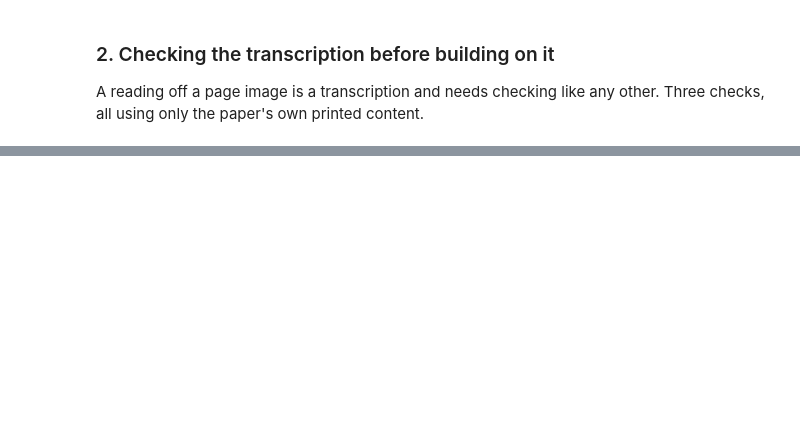
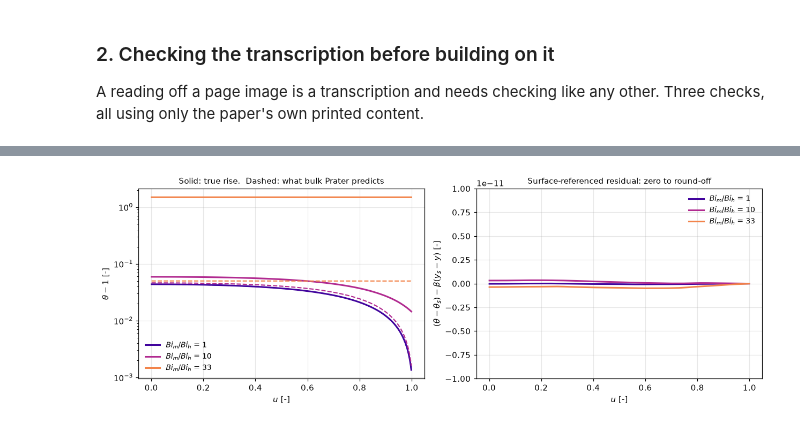
Before and after one commit to computational-chemical-engineering/pymrm-gallery, a Jupyter notebook: pages/B1.6-prater-relation/index.ipynb, the cells around one changed output, grey strips where cells are left out. Saved outputs shown, nothing was run; the diff lists cells and outputs as text; code cells hidden in the pictures; blank space fills up the shorter version.

```diff
--- a/pages/B1.6-prater-relation/index.ipynb
+++ b/pages/B1.6-prater-relation/index.ipynb
@@ -1238,21 +376,0 @@ The error is uniform in position, and its size is set by Bi_m/Bi_h alone.
-# %%
-# The match to the closed form is forced by the DISCRETE harmonicity, so it does
-# not depend on resolution. Eight cells for phi = 3 resolve nothing at all, and
-# the closed form is matched just as well - which is why this agreement confirms
-# the algebra rather than the solve.
-print(f"{'n_u':>6} {'y_s':>10} {'eps bulk':>12} {'closed form':>12} {'rel. diff':>11}")
-grid_pred = []
-for n in (8, 40, 400):
-    pel = TwoFieldPellet("sphere", n_u=n, bi_m=100.0, bi_h=10.0)
-    v, rn, ns = solve_ramp(pel, PHI_F, BETA_F, KIN["first order"](GAMMA_F),
-                           no_dead_core=False)
-    y_s, th_s = pel.surface(v)
-    eb = np.max(np.abs((v[:, 1] - 1.0) - BETA_F * (1.0 - v[:, 0]))) / BETA_F
-    pr = abs((1.0 - y_s) * (100.0 / 10.0 - 1.0))
-    grid_pred.append(abs(eb - pr) / pr)
-    print(f"{n:6d} {y_s:10.6f} {eb:12.4e} {pr:12.4e} {grid_pred[-1]:11.2e}")
-FILM_PRED_COARSE = float(grid_pred[0])
-print(f"\nAt 8 cells the closed form is matched to {FILM_PRED_COARSE:.1e} - as well as")
-print("at 400. The agreement is an algebraic identity of the discrete system, not")
-print("a measure of how well the pellet was solved. The magnitudes in the table")
-print("above (how much of the rise sits in the film) are the real content.")
@@ -1618,0 +1132,25 @@ as having obtained the relation for the spherical particle.
+# %%
+fig, axes = plt.subplots(1, 2, figsize=(11.5, 4.3))
+show_f = [(100.0, 100.0), (100.0, 10.0), (100.0, 3.0)]
+cols = plt.cm.plasma(np.linspace(0.1, 0.7, len(show_f)))
+for (bi_m, bi_h), c_ in zip(show_f, cols):
+    pel = TwoFieldPellet("sphere", N_F, bi_m=bi_m, bi_h=bi_h)
+    v, _ = pel.solve(PHI_F, BETA_F, FirstOrder(GAMMA_F))
+    (y_s, th_s), _ = pel.surface(v)
+    lbl = rf"$Bi_m/Bi_h$ = {bi_m / bi_h:.0f}"
+    axes[0].plot(pel.x_c, v[:, 1] - 1.0, color=c_, lw=2, label=lbl)
+    axes[0].plot(pel.x_c, BETA_F * (1 - v[:, 0]), color=c_, lw=1.4, ls="--")
+    axes[1].plot(pel.x_c, (v[:, 1] - th_s) - BETA_F * (y_s - v[:, 0]), color=c_, lw=2, label=lbl)
+axes[0].set_xlabel("$u$ [-]")
+axes[0].set_ylabel(r"$\theta - 1$ [-]")
+axes[0].set_yscale("log")
+axes[0].set_title("Solid: true rise.  Dashed: what bulk Prater predicts", fontsize=10)
+axes[0].legend(frameon=False, fontsize=9)
+axes[1].set_xlabel("$u$ [-]")
+axes[1].set_ylabel(r"$(\theta-\theta_s) - \beta(y_s-y)$ [-]")
+axes[1].set_ylim(-1e-11, 1e-11)
+axes[1].set_title("Surface-referenced residual: zero to round-off", fontsize=10)
+axes[1].legend(frameon=False, fontsize=9)
+fig.tight_layout(); plt.show()
+# %% [output]
+[figure, added]
```
Also changed, not shown: parts of 71 cells of this notebook, 10 other files.
